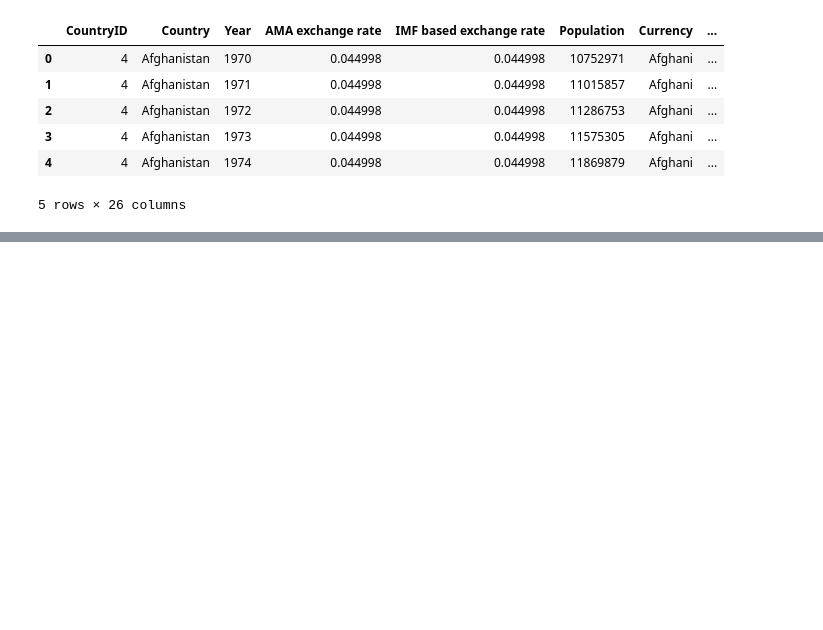
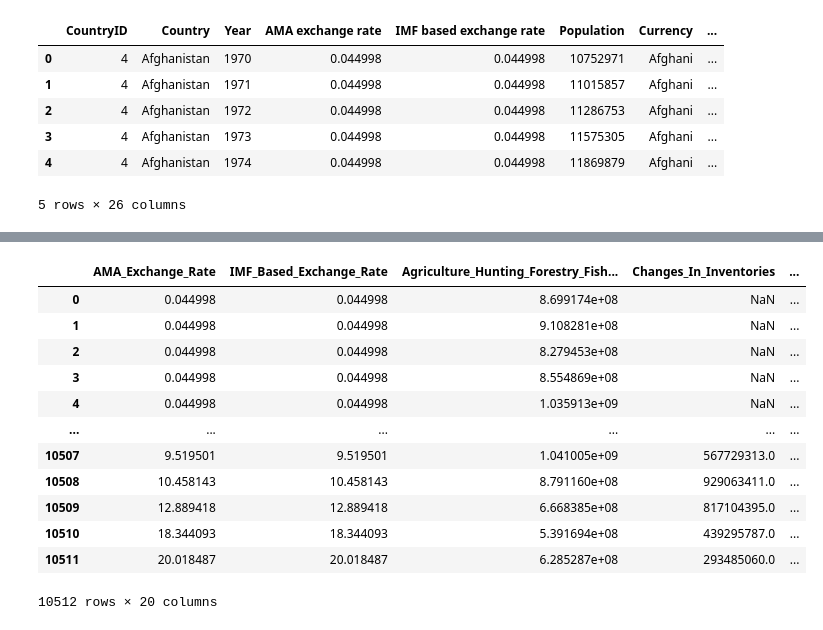
Before and after one commit to Didac-piferrer/MUDS, a Jupyter notebook: SBC/Agrupacion.ipynb, the cells around one changed output, grey strips where cells are left out. Saved outputs shown, nothing was run; the diff lists cells and outputs as text; code cells hidden in the pictures; blank space fills up the shorter version.

```diff
--- a/SBC/Agrupacion.ipynb
+++ b/SBC/Agrupacion.ipynb
@@ -78,0 +123,25 @@ df.head()
+# %%
+#Eliminamos los espacios
+df.columns=df.columns.str.strip()
+# %%
+df=df.rename(columns={'AMA exchange rate':'AMA_Exchange_Rate',
+                   'IMF based exchange rate':'IMF_Based_Exchange_Rate',
+                   'General government final consumption expenditure':'General_gov_final_consumption_expenditure',
+                   'Per capita GNI':'Per_Capita_GNI',
+                   'Agriculture, hunting, forestry, fishing (ISIC A-B)': 'Agriculture_Hunting_Forestry_Fishing_(ISIC A-B)',
+                   'Changes in inventories':'Changes_In_Inventories',
+                   'Construction (ISIC F)':'Construction_(ISIC F)',
+                   'Exports of goods and services':'Exports_Of_Goods_And_Services',
+                   'Final consumption expenditure':'Final_Consumption_Expenditure',
+                   'Gross capital formation':'Gross_Capital_Formation',
+                   'Household consumption expenditure (including Non-profit institutions serving households)':'Household_Consumption_Expenditure_(Including_Non-profit_Institutions_Serving households)',
+                   'Imports of goods and services':'Imports_Of_Goods_And_Services',
+                   'Mining, Manufacturing, Utilities (ISIC C-E)':'Mining_Manufacturing_Utilities_(ISIC C-E)',
+                   'Other Activities (ISIC J-P)':'Other_Activities_(ISIC J-P)',
+                   'Total Value Added':'Total_Value_Added',
+                   'Transport, storage and communication (ISIC I)':'Transport_Storage_And_Communication_(ISIC I)',
+                   'Wholesale, retail trade, restaurants and hotels (ISIC G-H)':'Wholesale_Retail_Trade_Restaurants_Hotels_(ISIC G-H)',
+                   'Gross National Income(GNI) in USD':'GNI',
+                   'Gross Domestic Product (GDP)':'GDP'
+                    })
+df.columns
@@ -78,0 +187,23 @@ df.head()
+# %%
+#Efectivamente tenemos espacios extras, por lo tanto tenemos que limpiar también estos datos
+df['Country']=df['Country'].str.strip()
+df['Currency']=df['Currency'].str.strip()
+# %%
+#Prevenir malos formatos en los numeros
+for col in df.select_dtypes(['float64']):
+    df[col]=pd.to_numeric(df[col])
+df.select_dtypes(['float64'])
+# %% [output]
+|  | AMA_Exchange_Rate | IMF_Based_Exchange_Rate | Agriculture_Hunting_Forestry_Fish... | Changes_In_Inventories | ... |
+| 0 | 0.044998 | 0.044998 | 8.699174e+08 | NaN | ... |
+| 1 | 0.044998 | 0.044998 | 9.108281e+08 | NaN | ... |
+| 2 | 0.044998 | 0.044998 | 8.279453e+08 | NaN | ... |
+| 3 | 0.044998 | 0.044998 | 8.554869e+08 | NaN | ... |
+| 4 | 0.044998 | 0.044998 | 1.035913e+09 | NaN | ... |
+| ... | ... | ... | ... | ... | ... |
+| 10507 | 9.519501 | 9.519501 | 1.041005e+09 | 567729313.0 | ... |
+| 10508 | 10.458143 | 10.458143 | 8.791160e+08 | 929063411.0 | ... |
+| 10509 | 12.889418 | 12.889418 | 6.668385e+08 | 817104395.0 | ... |
+| 10510 | 18.344093 | 18.344093 | 5.391694e+08 | 439295787.0 | ... |
+| 10511 | 20.018487 | 20.018487 | 6.285287e+08 | 293485060.0 | ... |
+10512 rows × 20 columns
```
Also changed, not shown: parts of 9 cells of this notebook.
